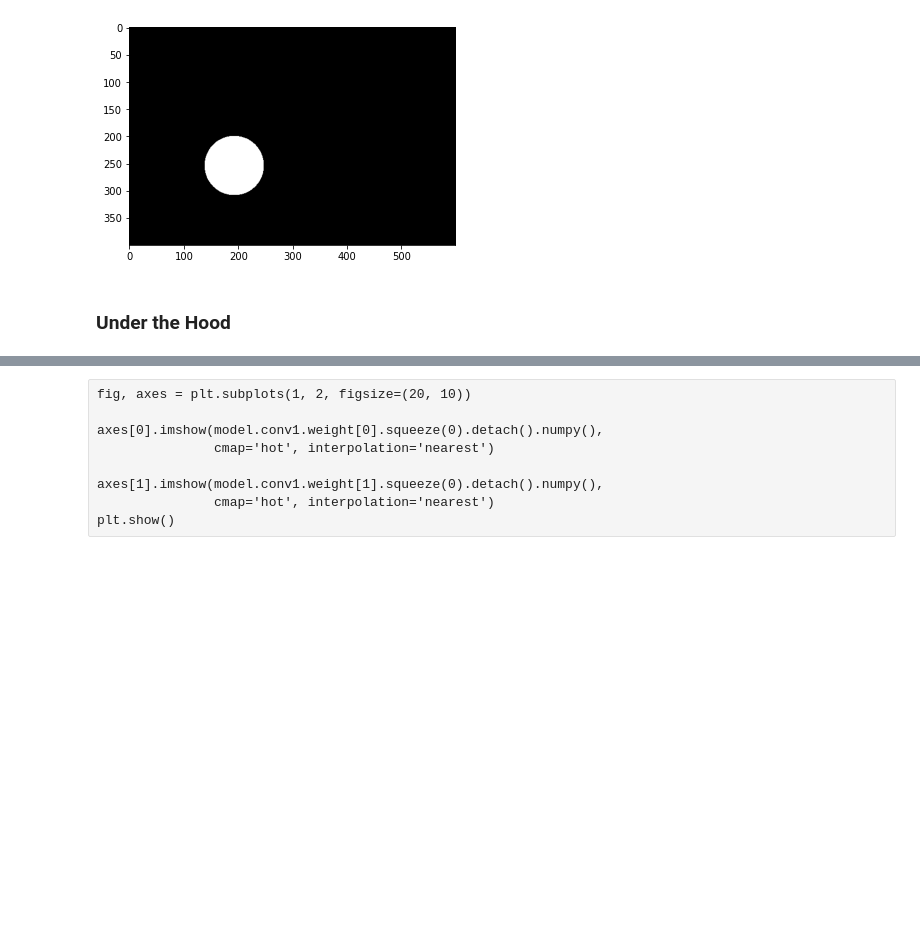
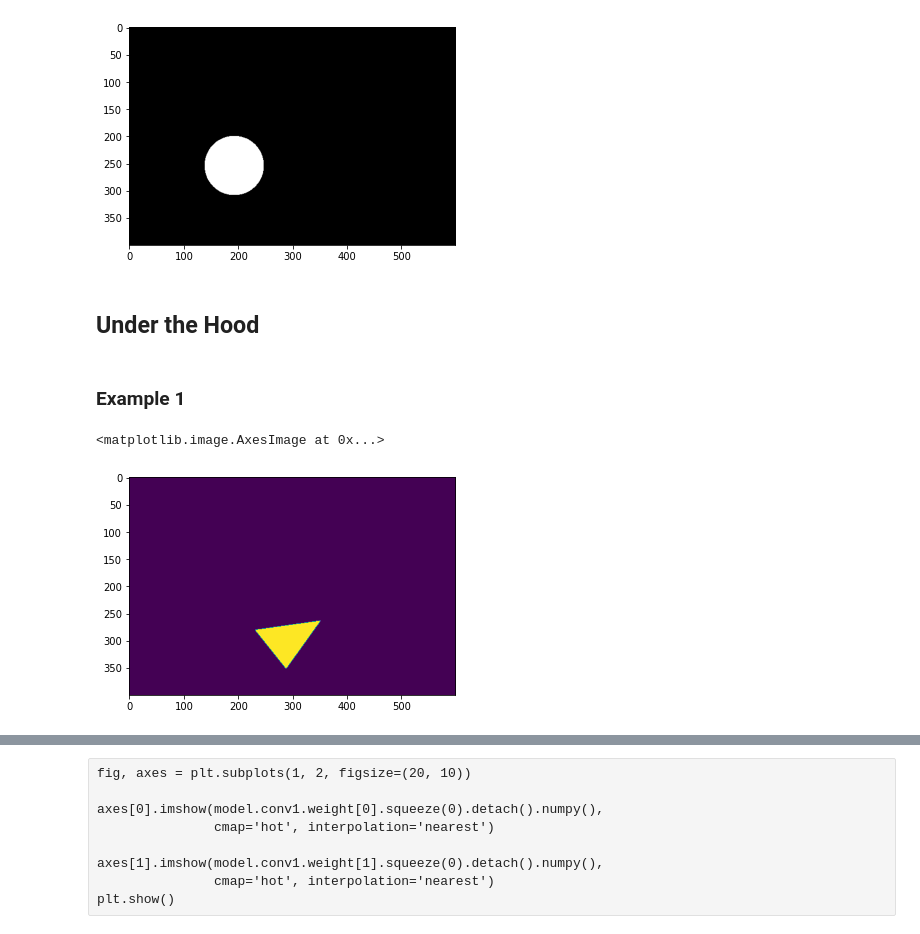
Before and after one commit to Alvant/AdvancedPython, a Jupyter notebook: labs/lab25/ML3.ipynb, the cells around one changed output, grey strips where cells are left out. Saved outputs shown, nothing was run; the diff lists cells and outputs as text; code cells hidden in the pictures; blank space fills up the shorter version.

```diff
--- a/labs/lab25/ML3.ipynb
+++ b/labs/lab25/ML3.ipynb
@@ -922,4 +947,6 @@ infer(model, train_data[170])
 Image is circle.
 [figure]
 # %% [markdown]
-### Under the Hood
+## Under the Hood
+# %% [markdown]
+### Example 1
@@ -926 +955,6 @@ Image is circle.
+# %%
+plt.imshow(image)
+# %% [output]
+<matplotlib.image.AxesImage at 0x...>
+[figure, added]
 # %%
```
Also changed, not shown: parts of 40 cells of this notebook.
